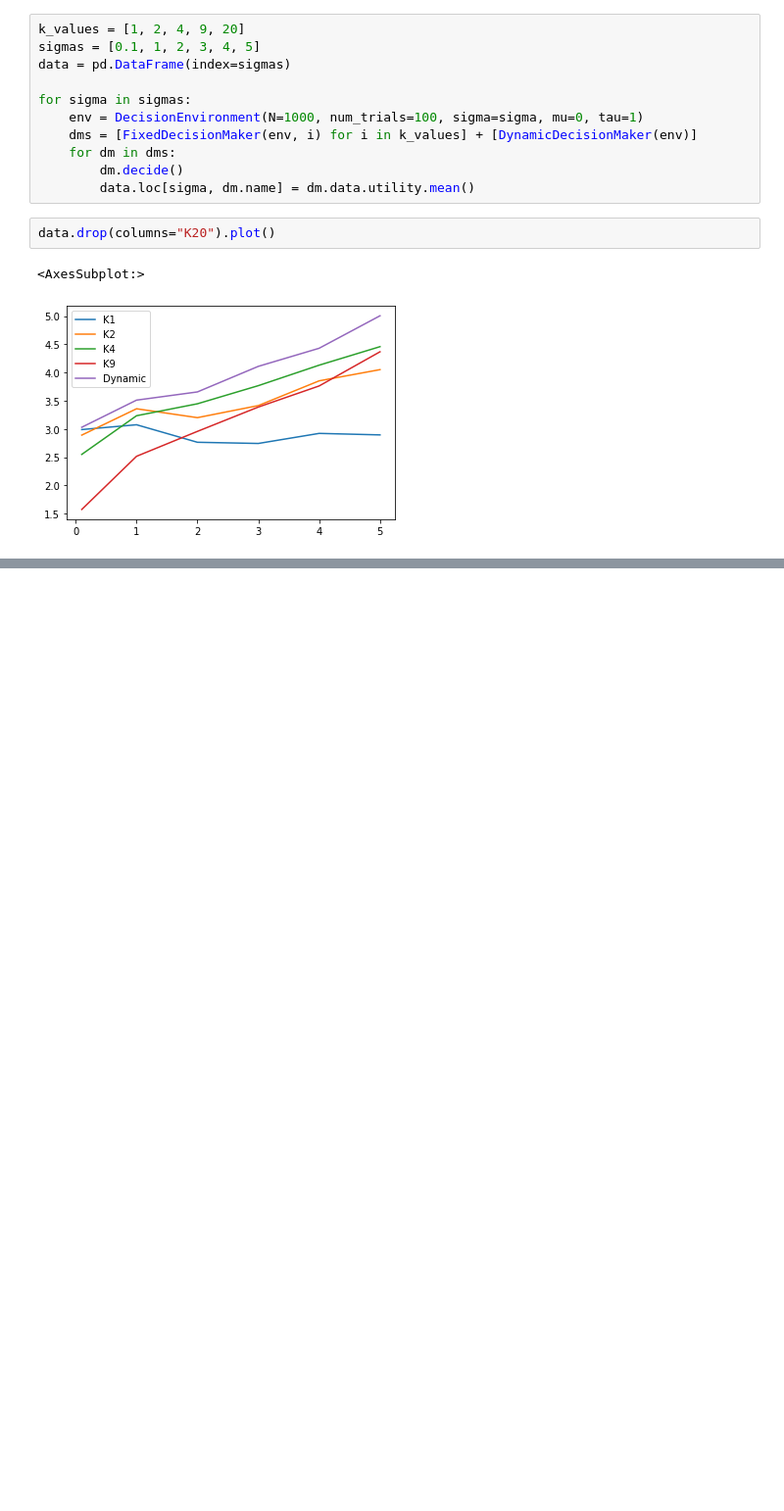
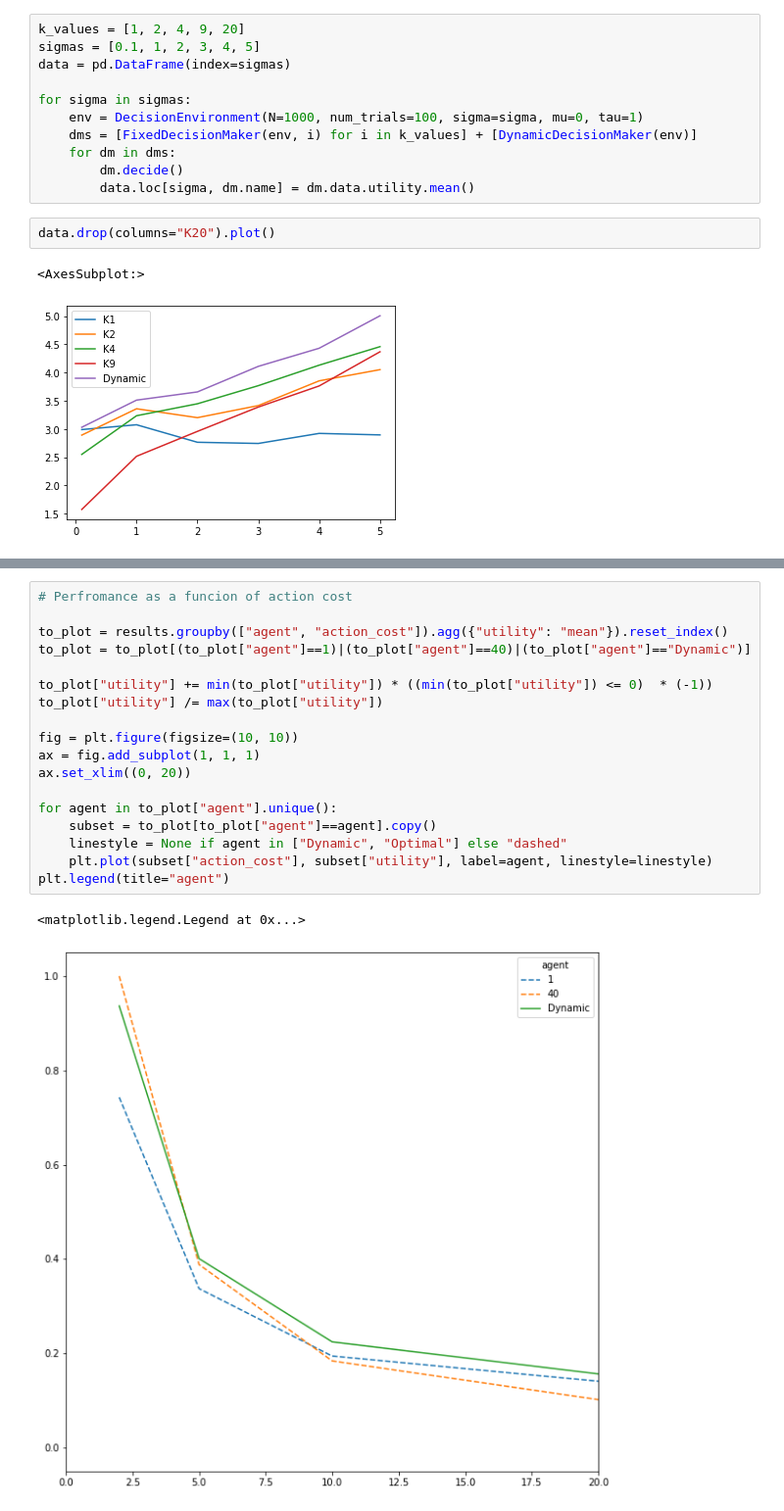
Before and after one commit to jonasalexander/thesis, a Jupyter notebook: simulation/thesis_final.ipynb, the cells around one changed output, grey strips where cells are left out. Shown at 98% size. Drawn from its saved outputs; the diff is of its cells as text; blank space fills up the shorter version.

```diff
--- a/simulation/thesis_final.ipynb
+++ b/simulation/thesis_final.ipynb
@@ -114 +169,22 @@ print(results)
+# %%
+# Perfromance as a funcion of action cost
+
+to_plot = results.groupby(["agent", "action_cost"]).agg({"utility": "mean"}).reset_index()
+to_plot = to_plot[(to_plot["agent"]==1)|(to_plot["agent"]==40)|(to_plot["agent"]=="Dynamic")]
+
+to_plot["utility"] += min(to_plot["utility"]) * ((min(to_plot["utility"]) <= 0)  * (-1))
+to_plot["utility"] /= max(to_plot["utility"])
+
+fig = plt.figure(figsize=(10, 10))
+ax = fig.add_subplot(1, 1, 1)
+ax.set_xlim((0, 20))
+
+for agent in to_plot["agent"].unique():
+    subset = to_plot[to_plot["agent"]==agent].copy()
+    linestyle = None if agent in ["Dynamic", "Optimal"] else "dashed"
+    plt.plot(subset["action_cost"], subset["utility"], label=agent, linestyle=linestyle)
+plt.legend(title="agent")
+# %% [output]
+<matplotlib.legend.Legend at 0x...>
+[figure, added]
 # %%
```
Also changed, not shown: parts of 7 cells of this notebook.
